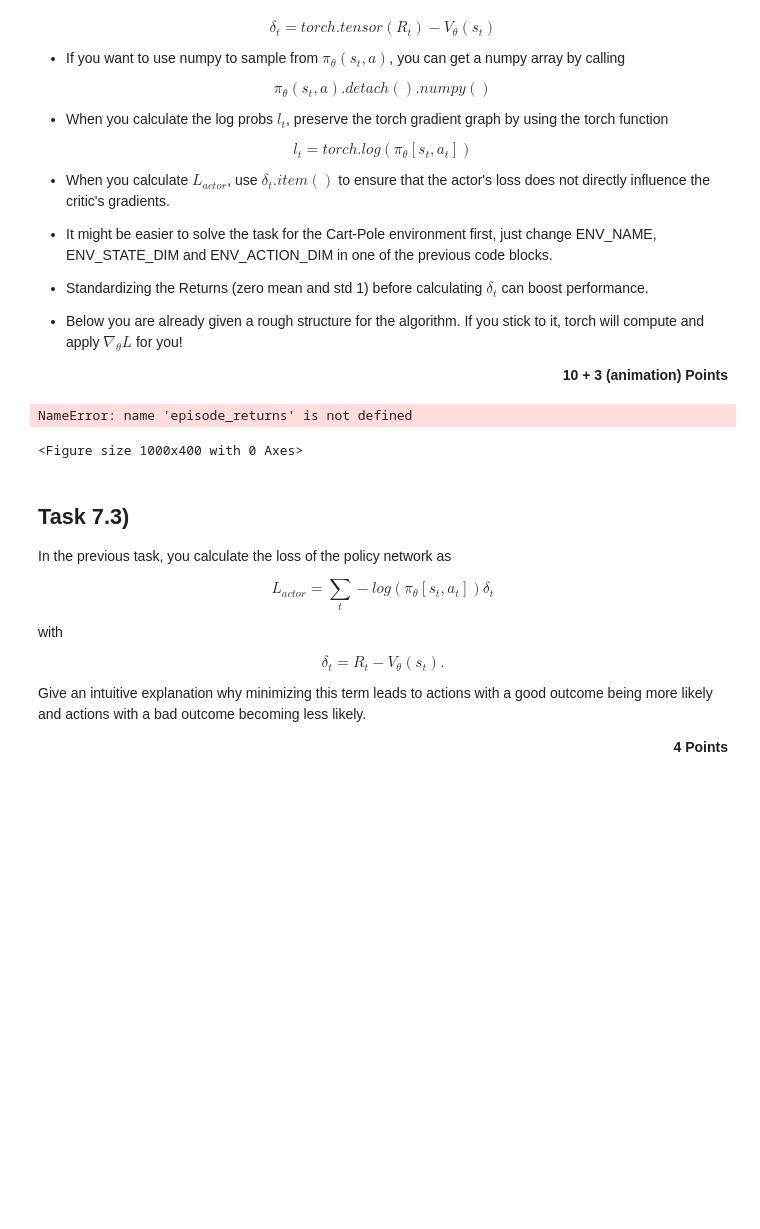
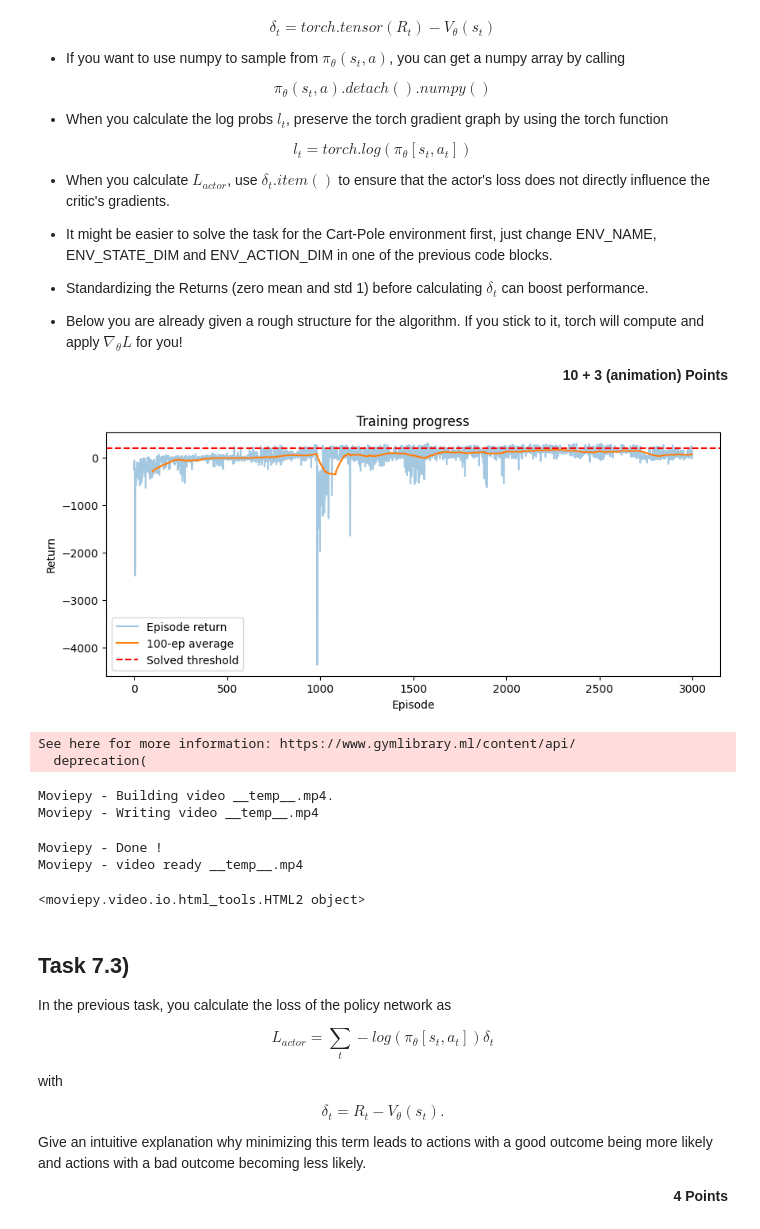
Before and after one commit to pratikapte29/CV1_WS_2025-26, a Jupyter notebook: RL_Assignment_07.ipynb, the cells around one changed output. Saved outputs shown, nothing was run; the diff lists cells and outputs as text; code cells hidden in the pictures; blank space fills up the shorter version.

```diff
--- a/RL_Assignment_07.ipynb
+++ b/RL_Assignment_07.ipynb
@@ -357,33 +357,39 @@ for episode in progress_bar:
 # %%
 # Your code for showing the results can go here
 plt.figure(figsize=(10, 4))
 plt.plot(episode_returns, alpha=0.4, label='Episode return')
 # Rolling average over last 100 episodes
 rolling = np.convolve(episode_returns, np.ones(100)/100, mode='valid')
 plt.plot(range(99, len(episode_returns)), rolling, label='100-ep average')
 plt.axhline(SCORE_TO_SOLVE, color='red', linestyle='--', label='Solved threshold')
 plt.xlabel('Episode')
 plt.ylabel('Return')
 plt.title('Training progress')
 plt.legend()
 plt.show()
 
 # animate one episode
 s = env.reset()
 done = False
 frames = []
 while not done:
     frames.append(env.render('rgb_array'))
     action_probs = net(s, mode='actor')
-    a = np.random.choice(len(action_probs), p=action_probs.detach().numpy())
+    a = np.random.choice(len(action_probs), p=action_probs.cpu().detach().numpy())
     s, r, done, _ = env.step(a)
 
 plt.close()
 animation = visualize_trajectory(frames)
 animation.ipython_display(fps=50, loop=True, autoplay=True)
 # %% [output]
+[figure, added]
-NameError: name 'episode_returns' is not defined
+See here for more information: https://www.gymlibrary.ml/content/api/
+  deprecation(
-<Figure size 1000x400 with 0 Axes>
+Moviepy - Building video __temp__.mp4.
+Moviepy - Writing video __temp__.mp4
+Moviepy - Done !
+Moviepy - video ready __temp__.mp4
+<moviepy.video.io.html_tools.HTML2 object>
 # %% [markdown]
 ## Task 7.3)
 
```
Also changed, not shown: parts of 2 cells of this notebook.
